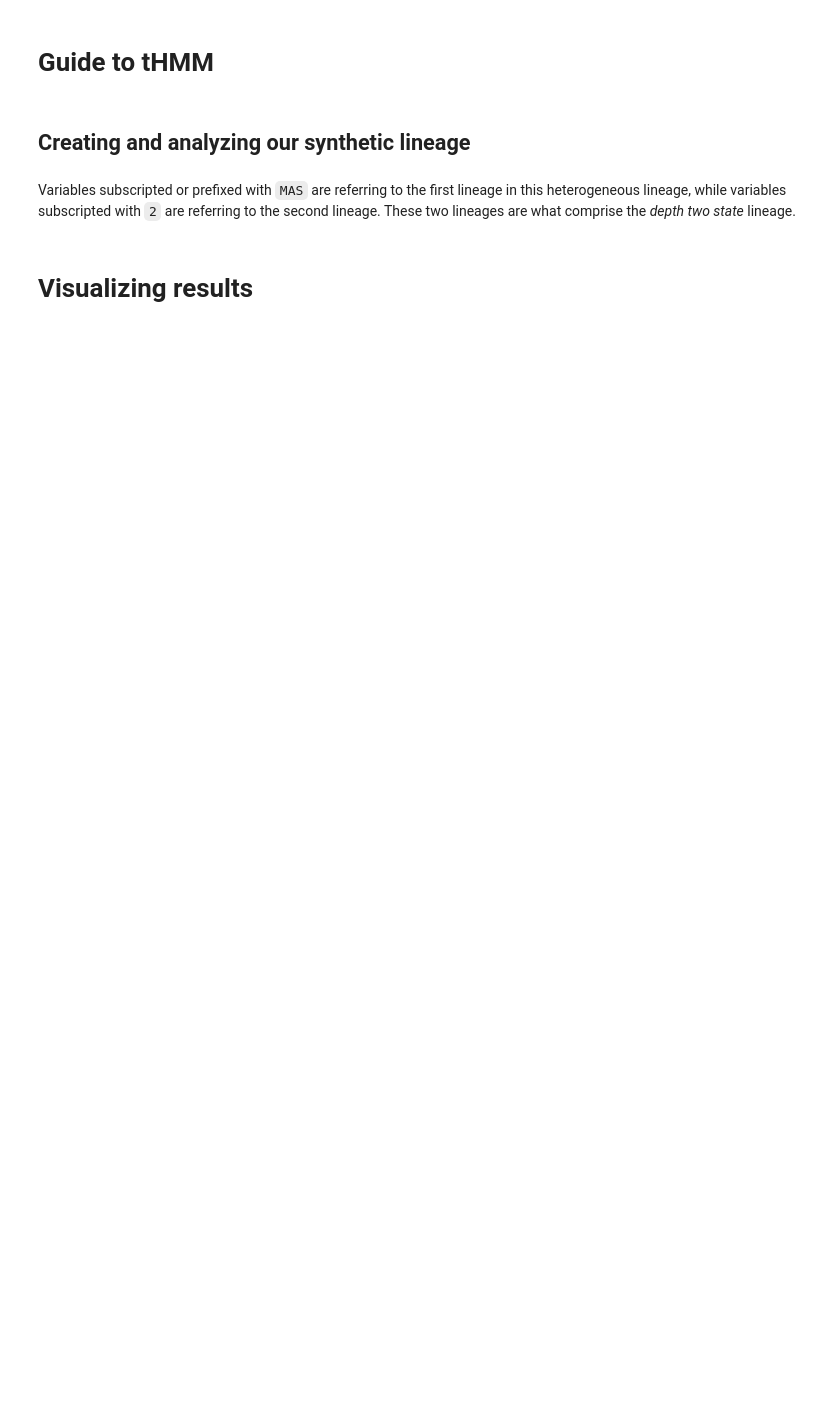
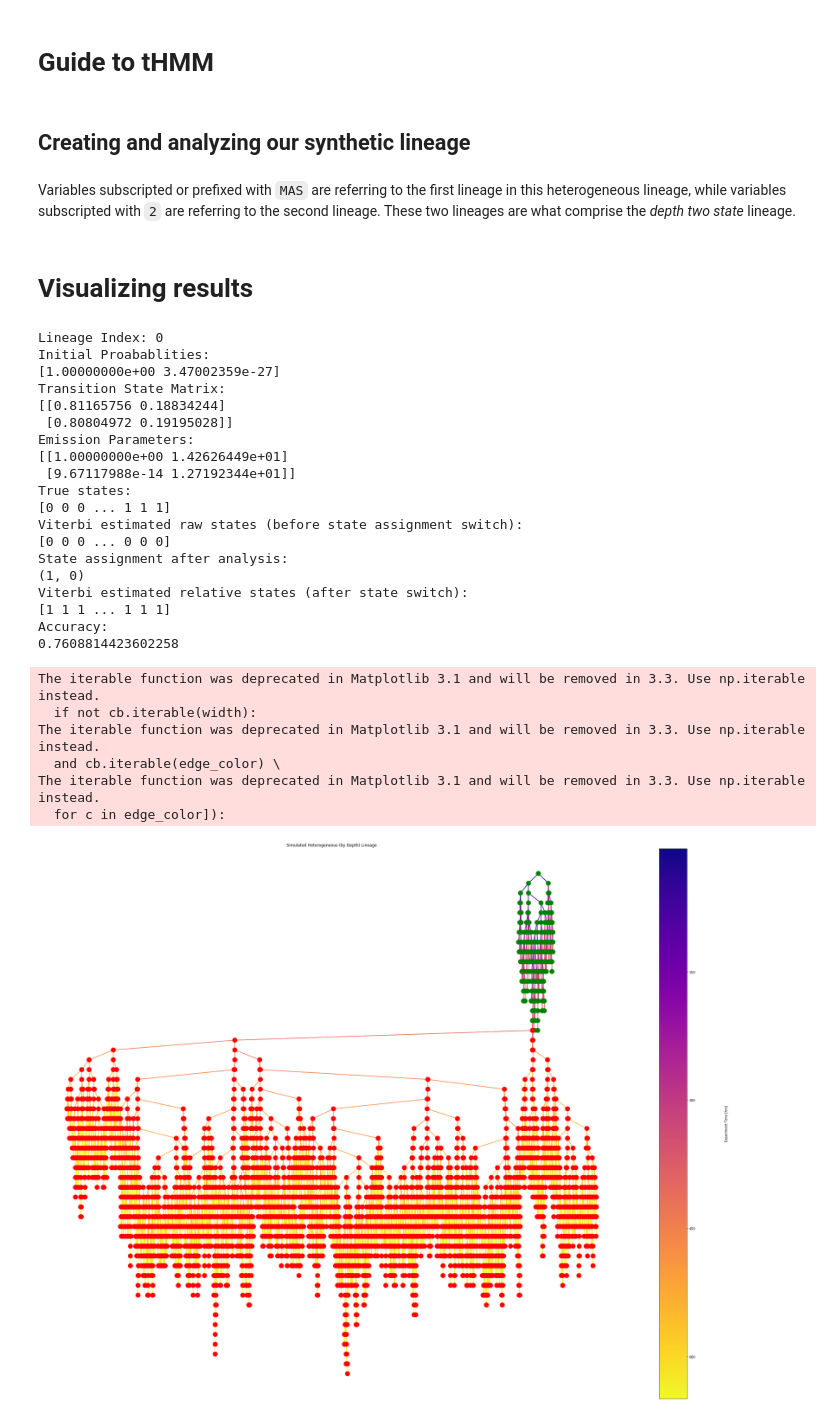
Before and after one commit to meyer-lab/tHMM, a Jupyter notebook: Guide_to_tHMM.ipynb, the cells around one changed output. Drawn from its saved outputs; the diff is of its cells as text; code cells hidden in the pictures; blank space fills up the shorter version.

```diff
--- a/Guide_to_tHMM.ipynb
+++ b/Guide_to_tHMM.ipynb
@@ -52,40 +52,66 @@ FOM='E' # this just tells the code that we are using an exponential Force of Mor
 X, newLineage, masterLineage, subLineage2 = Depth_Two_State_Lineage(T_MAS, MASinitCells, MASlocBern, T_2, initCells2, locBern2, FOM=FOM, betaExp=MASbeta, betaExp2=beta2)
 
 X1 = remove_singleton_lineages(X) # this removes lineages that are just one cell as they seem to break under the analysus
-x_new, end_time = select_population(X1, experimentTime)
-# X = remove_unfinished_cells(X) # this removes cells that lived past the experimental end time
+X2 = remove_unfinished_cells(X1) # this removes cells that lived past the experimental end time
 
 numStates = 2 # need to tell our code how many states we expect to see
-_, _, all_states, tHMMobj, _, _ = Analyze(x_new, numStates) # this function contains the bulk of our analysis code
+_, _, all_states, tHMMobj, _, _ = Analyze(X2, numStates) # this function contains the bulk of our analysis code
 # that is, it neatly runs our analysis steps in order
 # %% [markdown]
 # Visualizing results
 # %%
 getAccuracy(tHMMobj, all_states, verbose=True) # this function simply runs the state comparison and checks for accuracy
 import matplotlib as mpl
 from matplotlib import ticker
 
-G, cmap, _ = make_colormap_graph(x_new)
+G, cmap, _ = make_colormap_graph(X2)
 M = G.number_of_edges()
 edge_weights = [d for (u,v,d) in G.edges.data('weight')]
 #pos prog options: neato, dot, twopi, circo (don't use), fdp (don't use), nop (don't use), wc (don't use), acyclic (don't use), gvpr (don't use), gvcolor (don't use), ccomps (don't use), sccmap (don't use), tred (don't use), sfdp (don't use), unflatten (don't use)
 pos = graphviz_layout(G, prog='dot', root=0)
 plt.figure(figsize=(40,31))
 plt.figaspect(1)
 node_size = 200
 nodes = nx.draw_networkx_nodes(G, pos, node_size=node_size, node_color=cmap, alpha=1)
 edges = nx.draw_networkx_edges(G, pos, node_size=node_size, edge_color=edge_weights, edge_cmap=plt.cm.plasma, width=2)
 
 ax = plt.gca()
 ax.set_axis_off()
 cb = plt.colorbar(edges, ticks=edge_weights)
 tick_locator = ticker.MaxNLocator(nbins=5)
 cb.locator = tick_locator
 cb.update_ticks()
 cb.set_label(label=r'Experiment Time [hrs]', labelpad=90)
 cb.ax.invert_yaxis()
 plt.title('Simulated Heterogeneous (by Depth) Lineage')
 plt.rcParams.update({'font.size': 64})
 plt.savefig('true.svg')
 plt.show()
+# %% [output]
+Lineage Index: 0
+Initial Proabablities:
+[1.00000000e+00 3.47002359e-27]
+Transition State Matrix:
+[[0.81165756 0.18834244]
+ [0.80804972 0.19195028]]
+Emission Parameters:
+[[1.00000000e+00 1.42626449e+01]
+ [9.67117988e-14 1.27192344e+01]]
+True states:
+[0 0 0 ... 1 1 1]
+Viterbi estimated raw states (before state assignment switch):
+[0 0 0 ... 0 0 0]
+State assignment after analysis:
+(1, 0)
+Viterbi estimated relative states (after state switch):
+[1 1 1 ... 1 1 1]
+Accuracy:
+0.7608814423602258
+The iterable function was deprecated in Matplotlib 3.1 and will be removed in 3.3. Use np.iterable instead.
+  if not cb.iterable(width):
+The iterable function was deprecated in Matplotlib 3.1 and will be removed in 3.3. Use np.iterable instead.
+  and cb.iterable(edge_color) \
+The iterable function was deprecated in Matplotlib 3.1 and will be removed in 3.3. Use np.iterable instead.
+  for c in edge_color]):
+[figure, added]
 # %%
```
Also changed, not shown: parts of 7 cells of this notebook.
